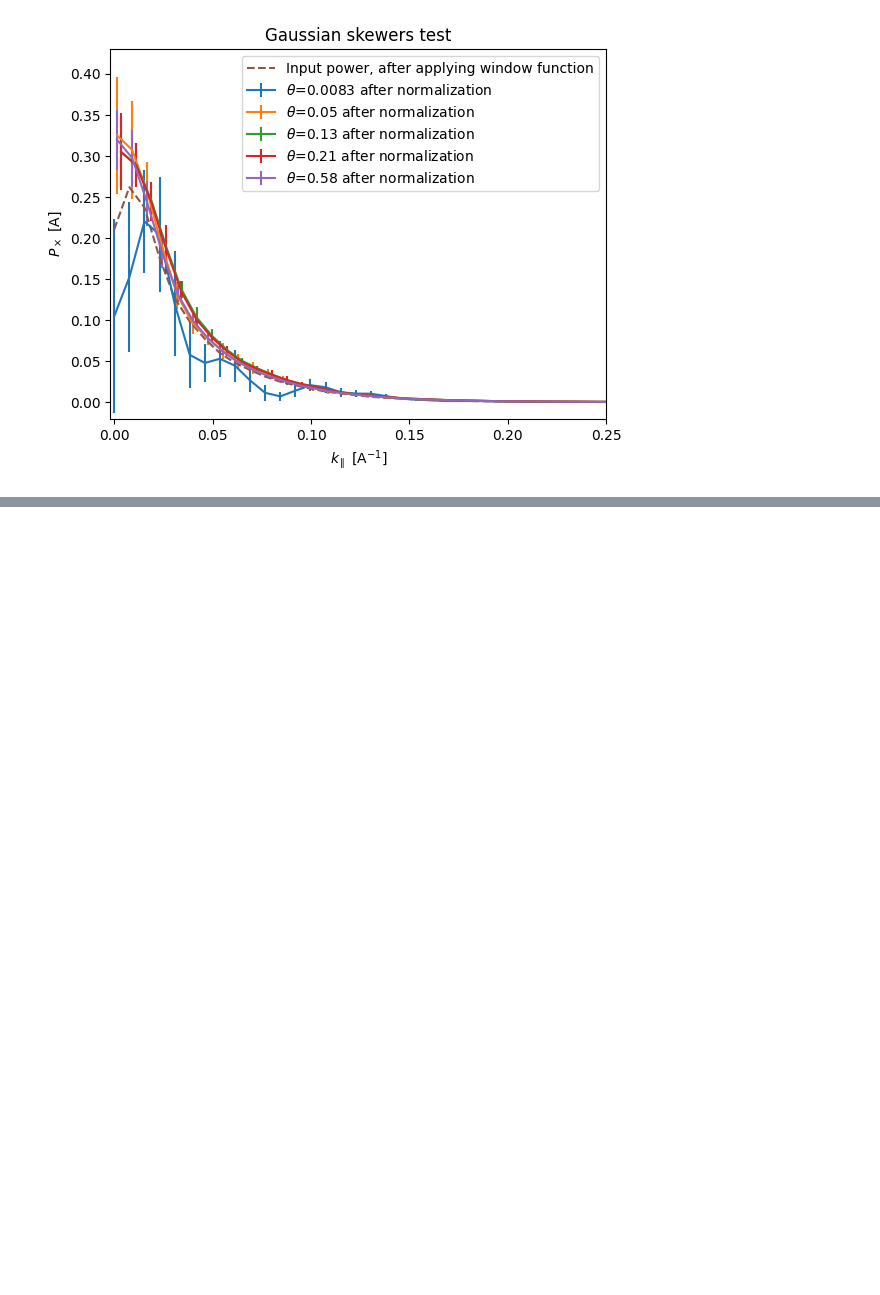
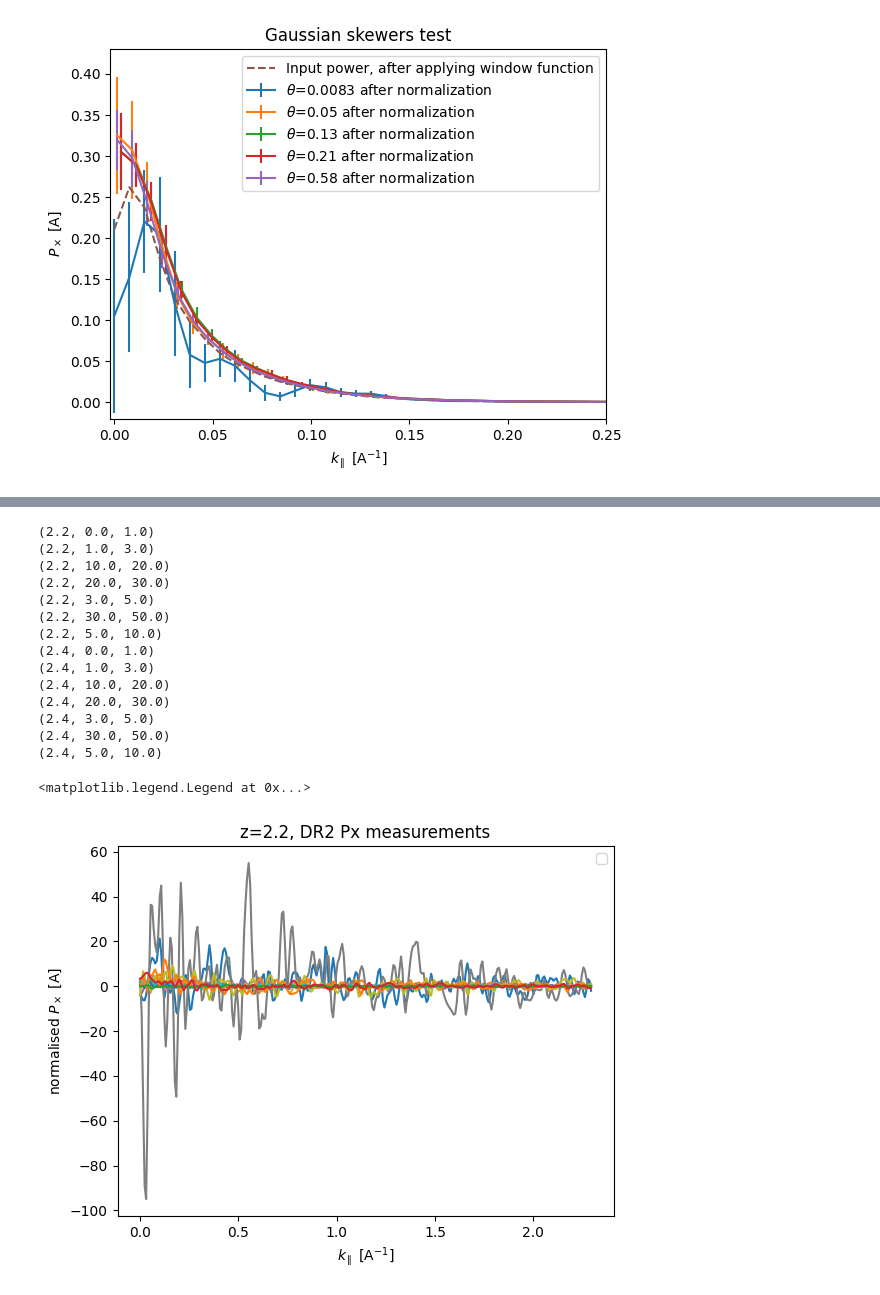
Before and after one commit to sindhusatyavolu/Lya_Px, a Jupyter notebook: notebooks/compare_Gaussian_skewers.ipynb, the cells around one changed output, grey strips where cells are left out. Cells and saved outputs as stored; diff of their text form; code cells hidden in the pictures; blank space fills up the shorter version.

```diff
--- a/notebooks/compare_Gaussian_skewers.ipynb
+++ b/notebooks/compare_Gaussian_skewers.ipynb
@@ -156,0 +283,3 @@ plt.legend()
+# %%
+Px_dr2  = Px_meas()
+Px_dr2.read_hdf5("/Users/ssatyavolu/projects/DESI/Y3_Lya_Px/DR1_Px/dr1/px-nhp_10-zbins_2-thetabins_7.hdf5") # input path to the test file
@@ -156,0 +305,30 @@ plt.legend()
+# %%
+for keys in Px_dr2.px.keys():
+    print(keys)
+    #estnorm = Px_dr2.calculate_estnorm(Px_dr2.px_weights, fft_avg_res, L)
+    #x_offset_for_plotting = np.random.random(1)/500*i
+    plt.plot(Px_dr2.k_arr[:300], Px_dr2.px[keys][:300])#*estnorm[:300])
+
+#plt.xlim([-.002,.25])
+#plt.ylim([-.02,.43])
+plt.ylabel(r"normalised $P_\times$ [A]")
+plt.xlabel(r"$k_\parallel$ [A$^{-1}$]")
+plt.title('z=2.2, DR2 Px measurements')
+plt.legend()
+# %% [output]
+(2.2, 0.0, 1.0)
+(2.2, 1.0, 3.0)
+(2.2, 10.0, 20.0)
+(2.2, 20.0, 30.0)
+(2.2, 3.0, 5.0)
+(2.2, 30.0, 50.0)
+(2.2, 5.0, 10.0)
+(2.4, 0.0, 1.0)
+(2.4, 1.0, 3.0)
+(2.4, 10.0, 20.0)
+(2.4, 20.0, 30.0)
+(2.4, 3.0, 5.0)
+(2.4, 30.0, 50.0)
+(2.4, 5.0, 10.0)
+<matplotlib.legend.Legend at 0x...>
+[figure, added]
```
Also changed, not shown: parts of 9 cells of this notebook, 4 other files.
